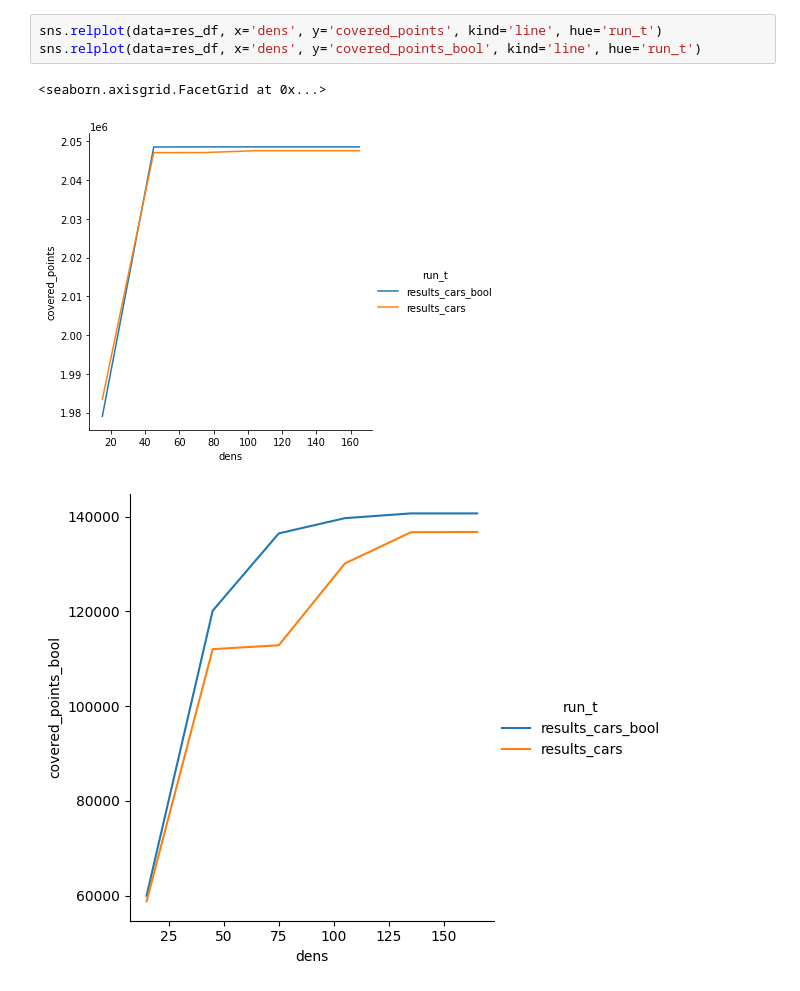
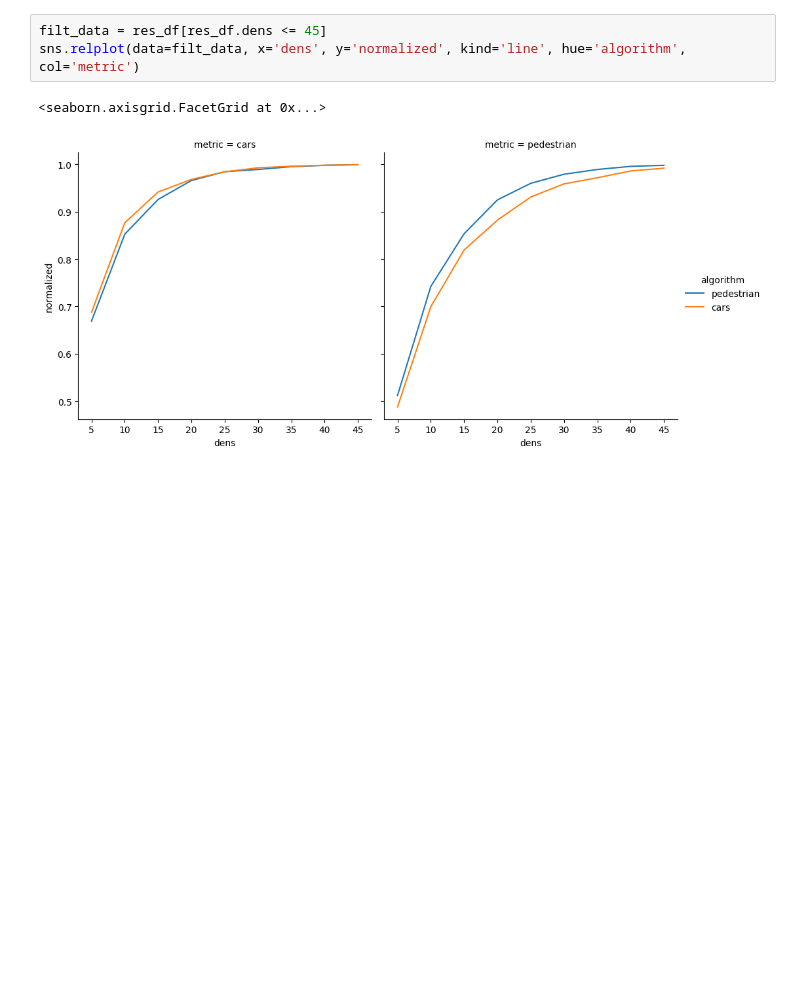
Before and after one commit to UniVe-NeDS-Lab/TrueBS, a Jupyter notebook: newanal.ipynb, the cells around one changed output. Cells and saved outputs as stored; diff of their text form; blank space fills up the shorter version.

```diff
--- a/newanal.ipynb
+++ b/newanal.ipynb
@@ -49,7 +46,6 @@ res_df = pd.DataFrame(results)
-# %%
-sns.relplot(data=res_df, x='dens', y='covered_points', kind='line', hue='run_t')
-sns.relplot(data=res_df, x='dens', y='covered_points_bool', kind='line', hue='run_t')
-# %% [output]
-<seaborn.axisgrid.FacetGrid at 0x...>
-[figure, removed]
-[figure, removed]
+# %%
+filt_data = res_df[res_df.dens <= 45]
+sns.relplot(data=filt_data, x='dens', y='normalized', kind='line', hue='algorithm', col='metric')
+# %% [output]
+<seaborn.axisgrid.FacetGrid at 0x...>
+[figure, added]
```
Also changed, not shown: parts of 2 cells of this notebook, 2 other files.
